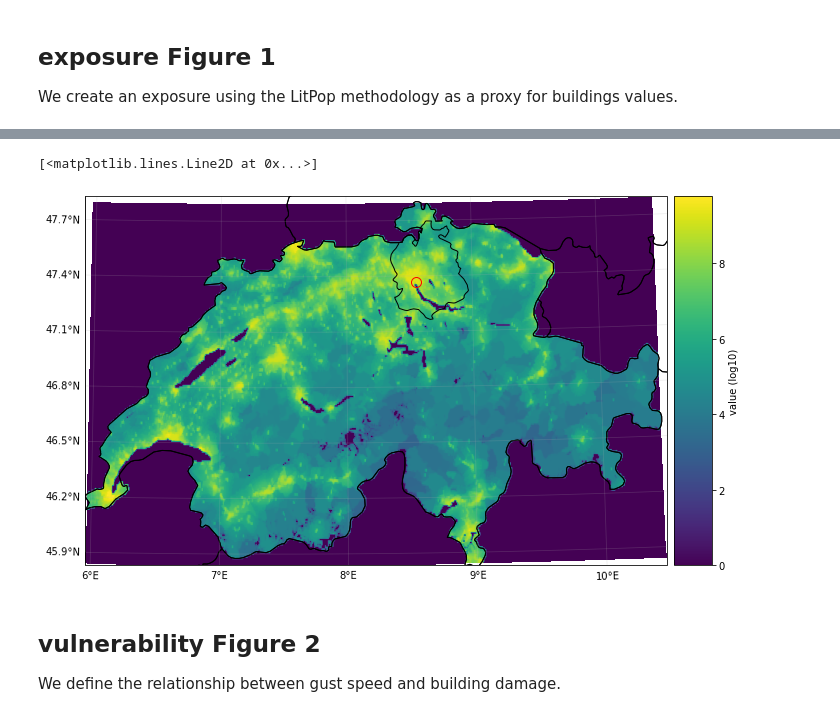
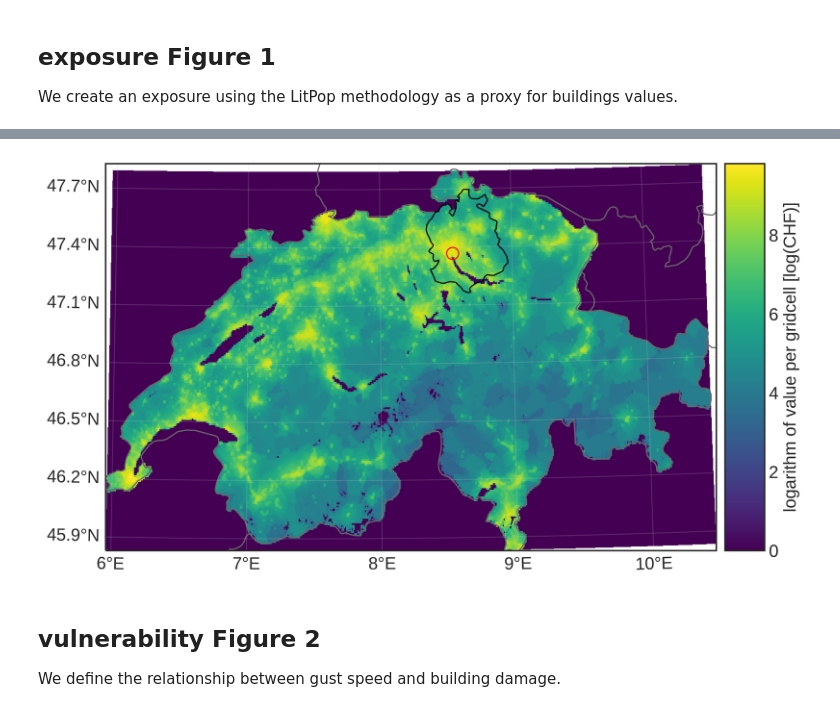
Before and after one commit to ThomasRoosli/climada_papers_building_damage_forecast, a Jupyter notebook: building_damage_forecast.ipynb, the cells around one changed output, grey strips where cells are left out. Cells and saved outputs as stored; diff of their text form; code cells hidden in the pictures.

```diff
--- a/building_damage_forecast.ipynb
+++ b/building_damage_forecast.ipynb
@@ -40,5 +48,4 @@ exp_luxembourg_file = 'LUX_LitPop.hdf5'
 We read the weather forecast for the storm Burglind/Eleanor with lead time 2 days from a file into the Hazard class of CLIMADA.
 # %%
 #load the wind gust forecast from the COSMO-2E forecast run started at January 1 2018 for January 3 2018
-haz_burglind = StormEurope()
-haz_burglind.read_hdf5(hazard_file)
+haz_burglind = StormEurope.from_hdf5(hazard_file)
@@ -53,20 +58,22 @@ We create an exposure using the LitPop methodology as a proxy for buildings valu
 # to be downloaded from https://sedac.ciesin.columbia.edu/data/collection/gpw-v4/sets/browse
 # and saved in the respective folder. More information in the error message of the function LitPop.set_country()
 if Path(exposure_file).exists():
-    exp_litpop = Exposures()
-    exp_litpop.read_hdf5(exposure_file)
+    exp_litpop = Exposures.from_hdf5(exposure_file)
 else:
-    exp_litpop = LitPop()
-    exp_litpop.set_country('Switzerland')
+    exp_litpop = LitPop.from_countries('Switzerland')
     exp_litpop.assign_centroids(haz_burglind)
     exp_litpop.write_hdf5(exposure_file)
 #plot exposure
-fig,axis = u_make_map(proj=ccrs.epsg(21781))
-axis = exp_litpop.plot_raster(axis=axis)
+fig,axis,_ = u_make_map(proj=ccrs.epsg(21781),figsize=(9,15))
+fig.dpi = 600
+axis = exp_litpop.plot_raster(axis=axis,
+                              raster_f = lambda x : np.log10((np.maximum(x + 1, 1))),
+                              label = 'logarithm of value per gridcell [log(CHF)]',
+                              fill=True)
 #add shape of canton of Zurich
 shapes = shapereader.Reader(adm1_shape_file)
 zurich_shapes = [geom  for geom, rec in zip(shapes.geometries(),shapes.records()) if rec.attributes['adm1_code']=='CHE-176']
-axis.add_geometries(zurich_shapes, crs=ccrs.PlateCarree(), facecolor='',
+axis.add_geometries(zurich_shapes, crs=ccrs.PlateCarree(), facecolor='none',
                     edgecolor='black')
 #add circle for the city of Zurich
 axis.plot(8.5500000, 47.3666700, 'ro', markersize=10,
@@ -89,5 +83,4 @@ axis.plot(8.5500000, 47.3666700, 'ro', markersize=10,
-[<matplotlib.lines.Line2D at 0x...>]
-[figure, old version]
+[figure, new version]
 # %% [markdown]
 ## vulnerability Figure 2
 We define the relationship between gust speed and building damage.
```
Also changed, not shown: parts of 26 cells of this notebook, 1 other file.
